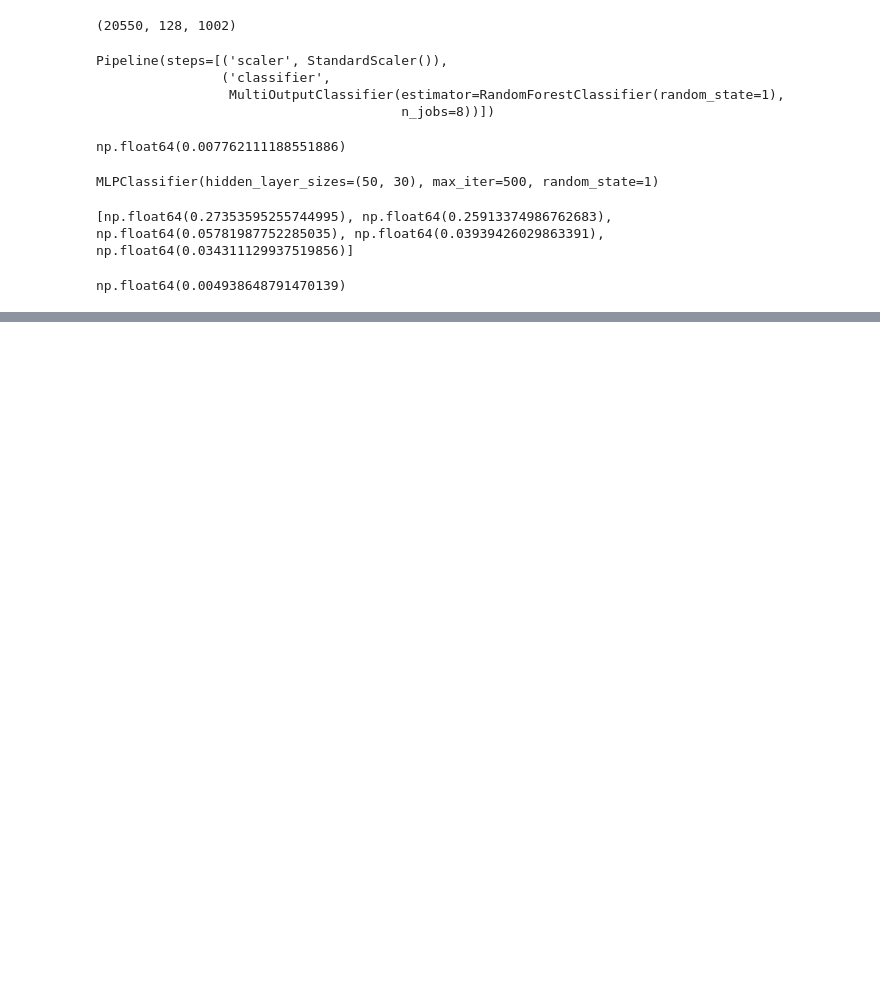
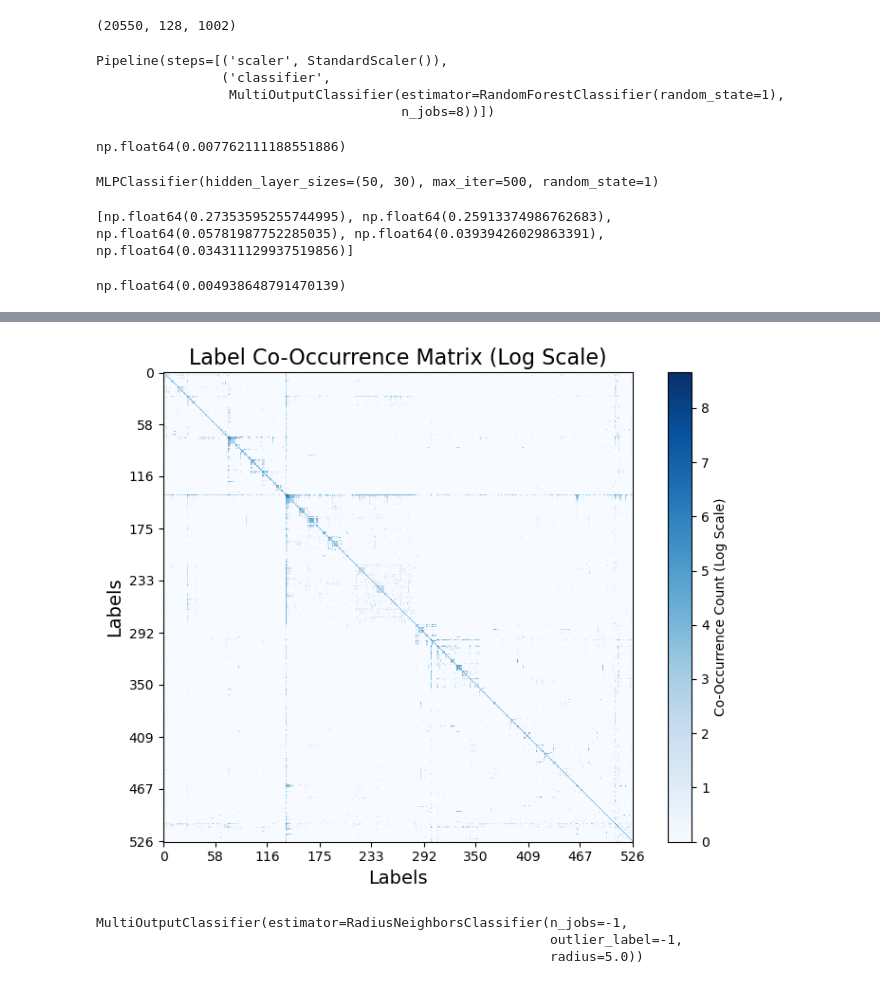
Before and after one commit to anshks/AudioSet-classification, a Jupyter notebook: analysis.ipynb, the cells around one changed output, grey strips where cells are left out. Cells and saved outputs as stored; diff of their text form; code cells hidden in the pictures; blank space fills up the shorter version.

```diff
--- a/analysis.ipynb
+++ b/analysis.ipynb
@@ -190,0 +270,17 @@ np.float64(0.004938648791470139)
+# %%
+co_occurrence = np.dot(labels.T, labels)
+
+plt.figure(figsize=(8, 6))
+plt.imshow(np.log1p(co_occurrence), interpolation='nearest', cmap='Blues')
+plt.colorbar(label="Co-Occurrence Count (Log Scale)")
+
+plt.xticks(ticks=np.linspace(0, labels.shape[1]-1, 10, dtype=int), labels=np.linspace(0, labels.shape[1]-1, 10, dtype=int))
+plt.yticks(ticks=np.linspace(0, labels.shape[1]-1, 10, dtype=int), labels=np.linspace(0, labels.shape[1]-1, 10, dtype=int))
+
+plt.title("Label Co-Occurrence Matrix (Log Scale)", fontsize=16)
+plt.xlabel("Labels", fontsize=14)
+plt.ylabel("Labels", fontsize=14)
+plt.tight_layout()
+plt.show()
+# %% [output]
+[figure, added]
@@ -190,0 +304,6 @@ np.float64(0.004938648791470139)
+# %%
+rnc_mfcc.fit(X_tr_mean, y_tr)
+# %% [output]
+MultiOutputClassifier(estimator=RadiusNeighborsClassifier(n_jobs=-1,
+                                                          outlier_label=-1,
+                                                          radius=5.0))
```
Also changed, not shown: parts of 24 cells of this notebook, 3 other files.
